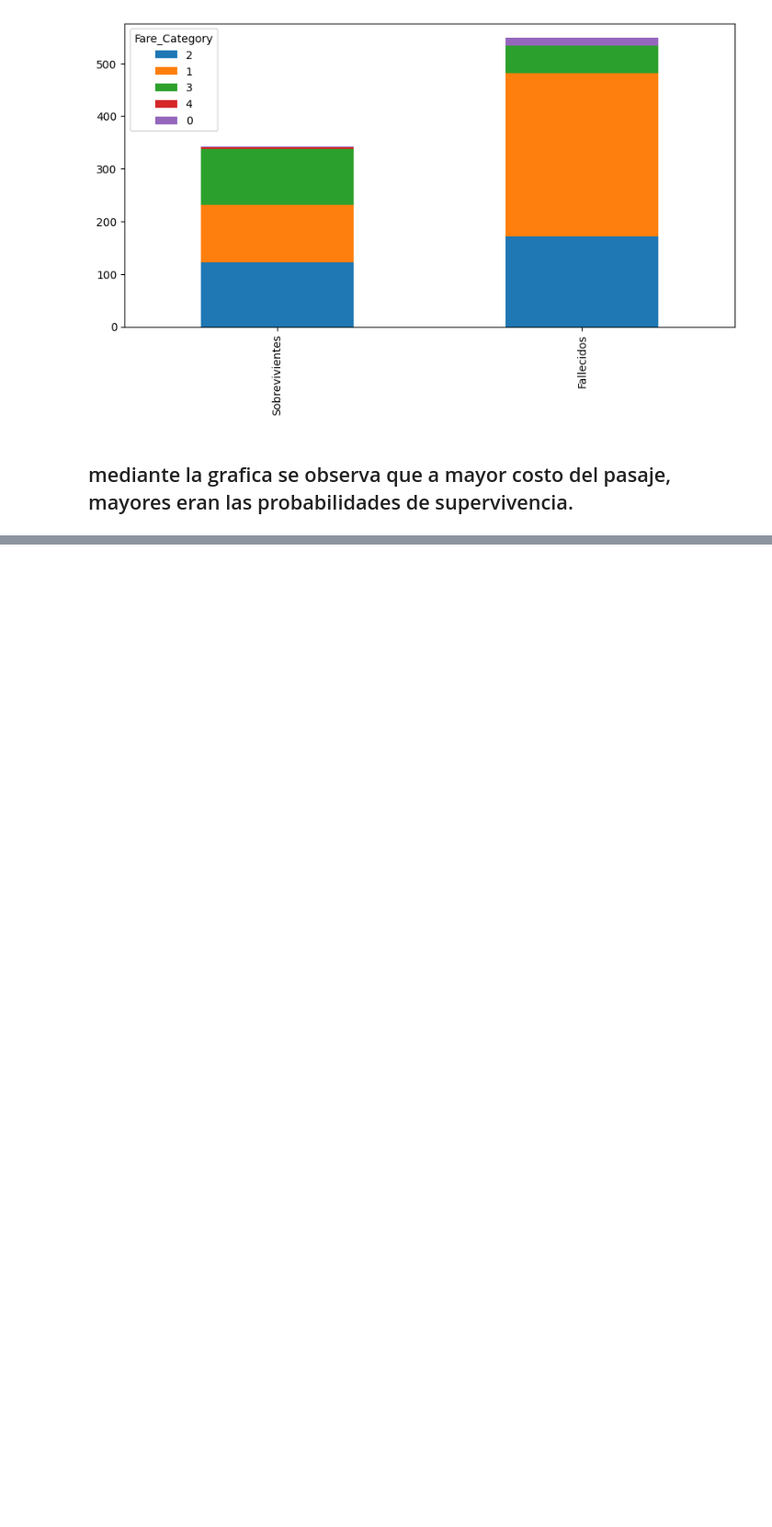
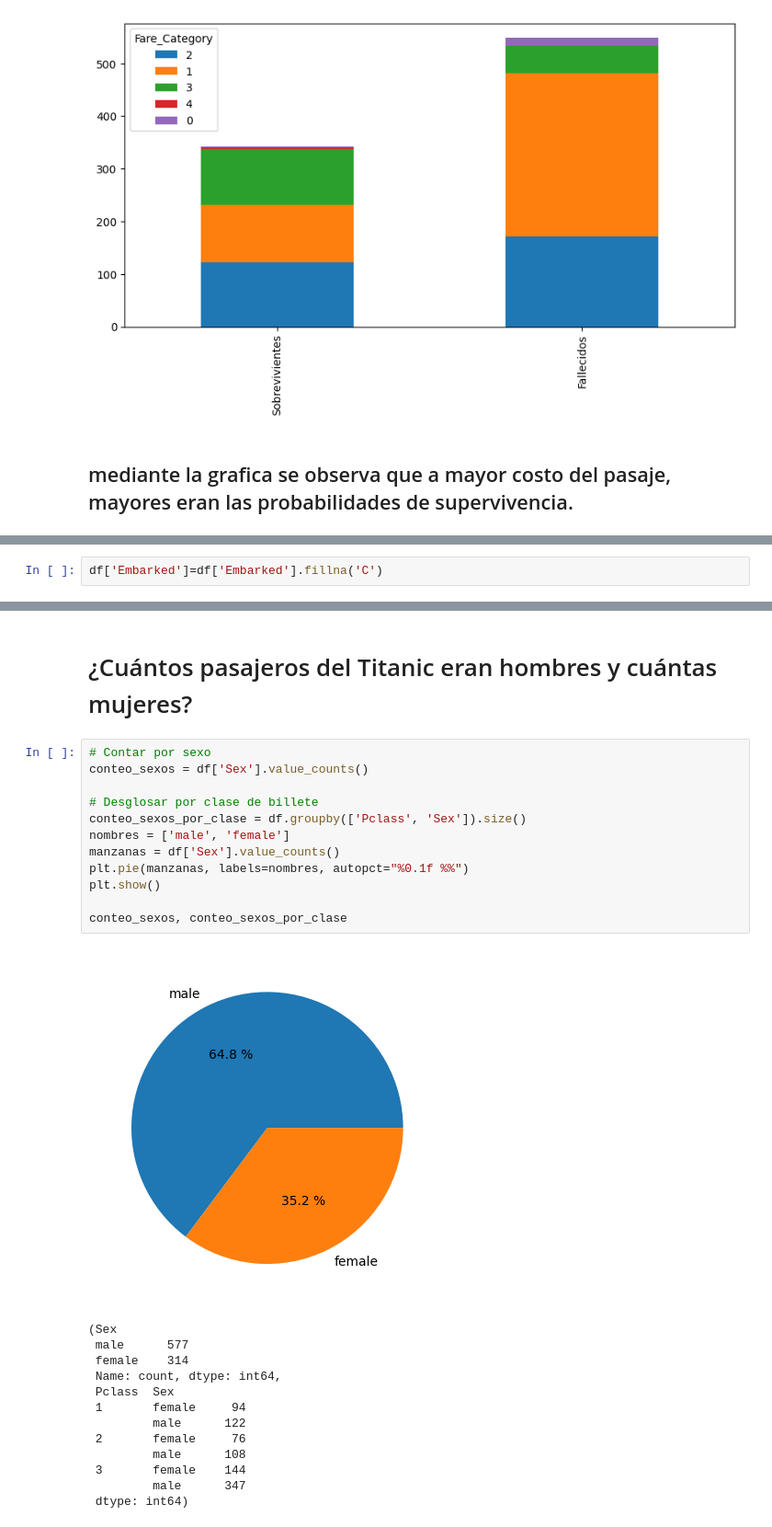
Before and after one commit to kingdraw69/class-ciencia-de-datos, a Jupyter notebook: actividad_clase.ipynb, the cells around one changed output, grey strips where cells are left out. Shown at 92% size. Drawn from its saved outputs; the diff is of its cells as text; blank space fills up the shorter version.

```diff
--- a/actividad_clase.ipynb
+++ b/actividad_clase.ipynb
@@ -258,0 +275,2 @@ mediante la grafica se observa que a mayor costo del pasaje, mayores eran las pr
+# %%
+df['Embarked']=df['Embarked'].fillna('C')
@@ -258,0 +316,28 @@ mediante la grafica se observa que a mayor costo del pasaje, mayores eran las pr
+# %% [markdown]
+#  ¿Cuántos pasajeros del Titanic eran hombres y cuántas mujeres?
+# %%
+# Contar por sexo
+conteo_sexos = df['Sex'].value_counts()
+
+# Desglosar por clase de billete
+conteo_sexos_por_clase = df.groupby(['Pclass', 'Sex']).size()
+nombres = ['male', 'female']
+manzanas = df['Sex'].value_counts()
+plt.pie(manzanas, labels=nombres, autopct="%0.1f %%")
+plt.show()
+
+conteo_sexos, conteo_sexos_por_clase
+# %% [output]
+[figure, added]
+(Sex
+ male      577
+ female    314
+ Name: count, dtype: int64,
+ Pclass  Sex
+ 1       female     94
+         male      122
+ 2       female     76
+         male      108
+ 3       female    144
+         male      347
+ dtype: int64)
```
Also changed, not shown: parts of 35 cells of this notebook.
